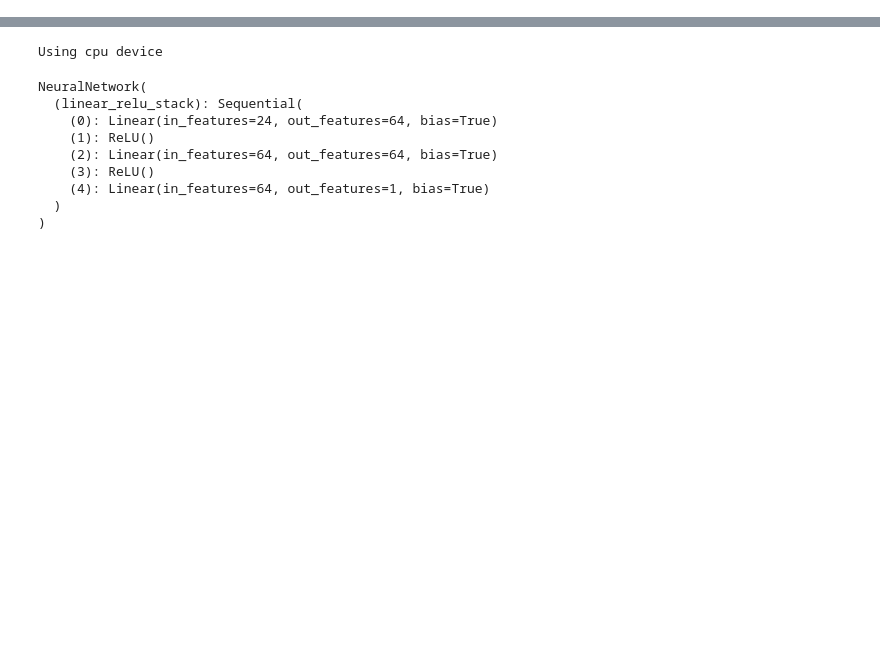
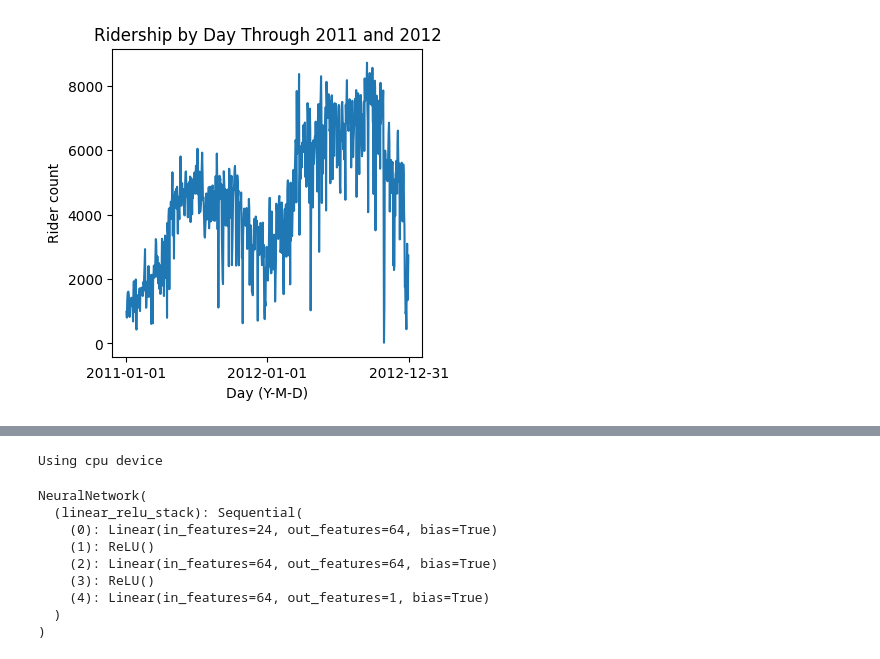
Before and after one commit to ZachOBrien/bikeshare-modelling, a Jupyter notebook: train.ipynb, the cells around one changed output, grey strips where cells are left out. Saved outputs shown, nothing was run; the diff lists cells and outputs as text; code cells hidden in the pictures; blank space fills up the shorter version.

```diff
--- a/train.ipynb
+++ b/train.ipynb
@@ -19,0 +30,10 @@ df.head(3)
+# %%
+fig, ax = plt.subplots(figsize=(4, 4))
+ax.plot(df["cnt"])
+ax.set_xlabel("Day (Y-M-D)")
+ax.set_ylabel("Rider count")
+ax.set_title("Ridership by Day Through 2011 and 2012")
+ax.set_xticks([0, len(df)//2, len(df)], labels=df["dteday"][[0, len(df)//2, len(df)-1]])
+plt.show()
+# %% [output]
+[figure, added]
```
Also changed, not shown: parts of 33 cells of this notebook.
